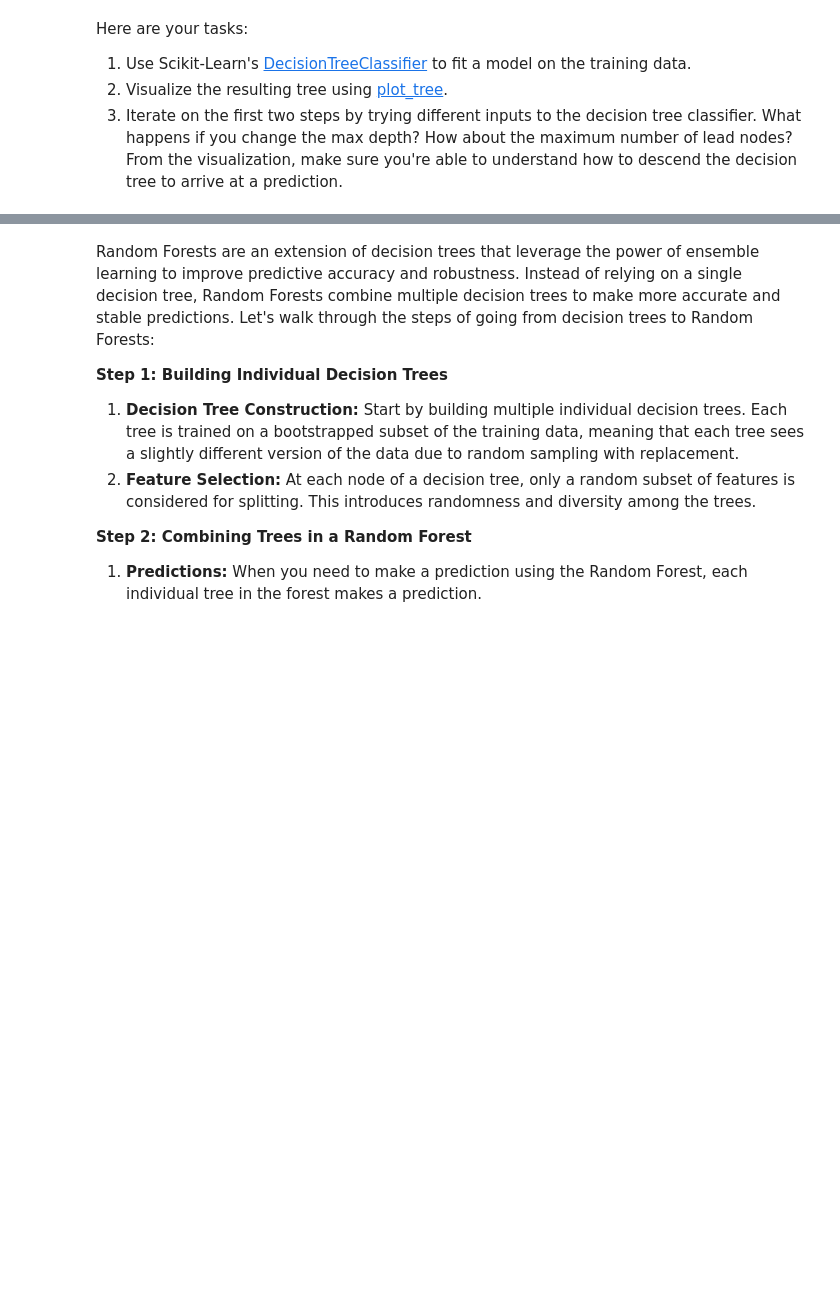
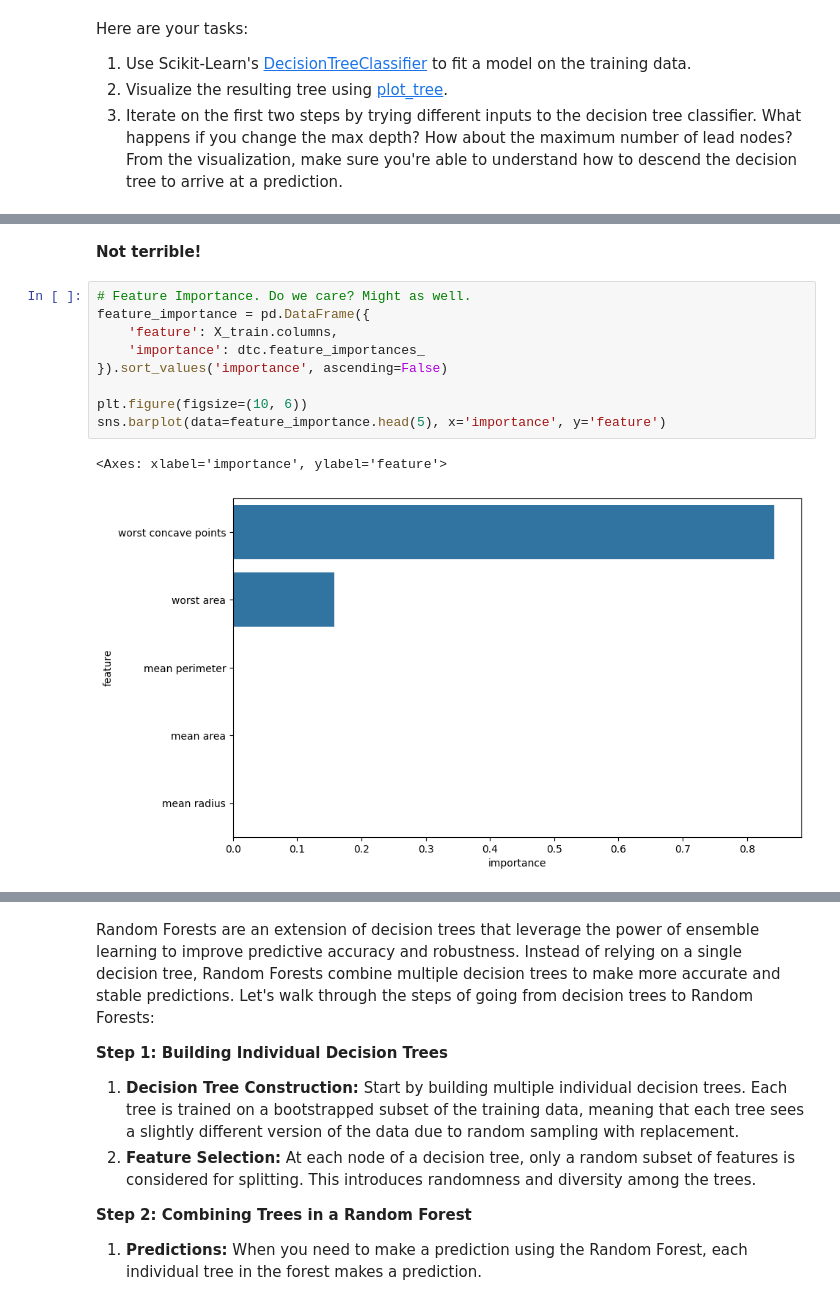
Before and after one commit to jgeiger81/sbml, a Jupyter notebook: 4.4 Trees and Forests/JasonG_MLE_MiniProject_Trees_and_Forests.ipynb, the cells around one changed output, grey strips where cells are left out. Saved outputs shown, nothing was run; the diff lists cells and outputs as text; blank space fills up the shorter version.

```diff
--- a/4.4 Trees and Forests/JasonG_MLE_MiniProject_Trees_and_Forests.ipynb
+++ b/4.4 Trees and Forests/JasonG_MLE_MiniProject_Trees_and_Forests.ipynb
@@ -128,0 +161,14 @@ Here are your tasks:
+# %% [markdown]
+**Not terrible!**
+# %%
+# Feature Importance. Do we care? Might as well.
+feature_importance = pd.DataFrame({
+    'feature': X_train.columns,
+    'importance': dtc.feature_importances_
+}).sort_values('importance', ascending=False)
+
+plt.figure(figsize=(10, 6))
+sns.barplot(data=feature_importance.head(5), x='importance', y='feature')
+# %% [output]
+<Axes: xlabel='importance', ylabel='feature'>
+[figure, added]
```
Also changed, not shown: parts of 19 cells of this notebook.
